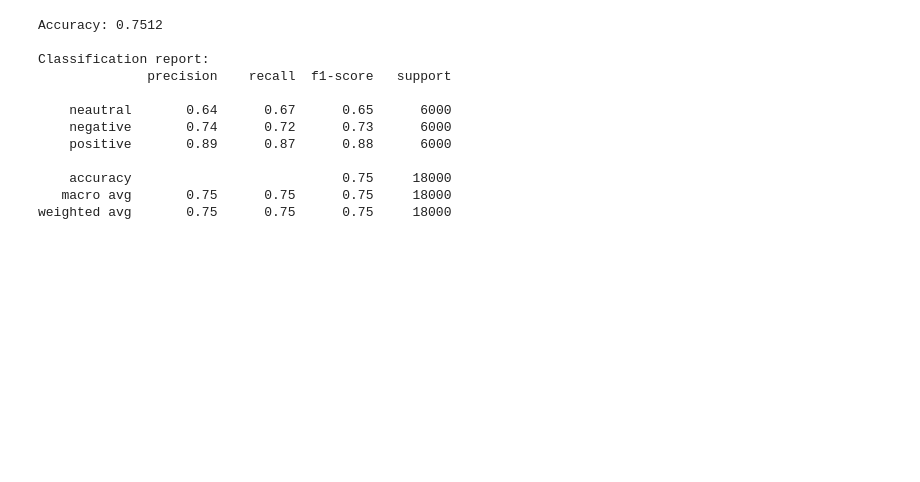
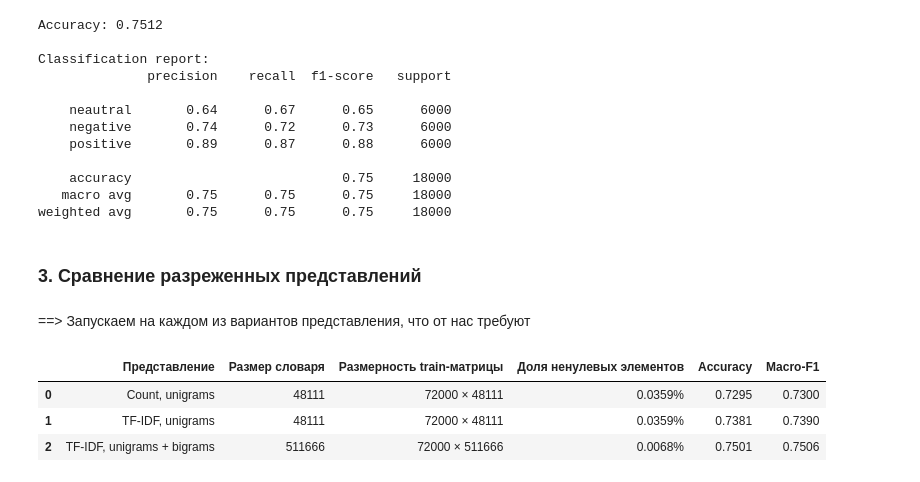
Before and after one commit to Gufort/NLP_Labs, a Jupyter notebook: lab_1.ipynb, the cells around one changed output. Drawn from its saved outputs; the diff is of its cells as text; code cells hidden in the pictures; blank space fills up the shorter version.

```diff
--- a/lab_1.ipynb
+++ b/lab_1.ipynb
@@ -212,3 +214,6 @@ Classification report:
     accuracy                           0.75     18000
    macro avg       0.75      0.75      0.75     18000
 weighted avg       0.75      0.75      0.75     18000
+# %% [markdown]
+
+### 3. Сравнение разреженных представлений
@@ -214,0 +245,32 @@ weighted avg       0.75      0.75      0.75     18000
+# %% [markdown]
+==> Запускаем на каждом из вариантов представления, что от нас требуют
+# %%
+pres = [
+    ("Count, unigrams",
+     CountVectorizer(ngram_range=(1, 1))),
+
+    ("TF-IDF, unigrams",
+     TfidfVectorizer(ngram_range=(1, 1))),
+
+    ("TF-IDF, unigrams + bigrams",
+     TfidfVectorizer(ngram_range=(1, 2))),
+]
+
+results = [test_pres(name, vec, X_train, X_test, y_train, y_test)
+           for name, vec in pres]
+# %%
+results_df = pd.DataFrame([{
+    'Представление': r['name'],
+    'Размер словаря': r['vocab_size'],
+    'Размерность train-матрицы': f"{r['train_shape'][0]} × {r['train_shape'][1]}",
+    'Доля ненулевых элементов': f"{r['nonzero_share']:.4%}",
+    'Accuracy': f"{r['accuracy']:.4f}",
+    'Macro-F1': f"{r['macro_f1']:.4f}",
+} for r in results])
+
+results_df
+# %% [output]
+|  | Представление | Размер словаря | Размерность train-матрицы | Доля ненулевых элементов | Accuracy | Macro-F1 |
+| 0 | Count, unigrams | 48111 | 72000 × 48111 | 0.0359% | 0.7295 | 0.7300 |
+| 1 | TF-IDF, unigrams | 48111 | 72000 × 48111 | 0.0359% | 0.7381 | 0.7390 |
+| 2 | TF-IDF, unigrams + bigrams | 511666 | 72000 × 511666 | 0.0068% | 0.7501 | 0.7506 |
```
Also changed, not shown: parts of 23 cells of this notebook.
